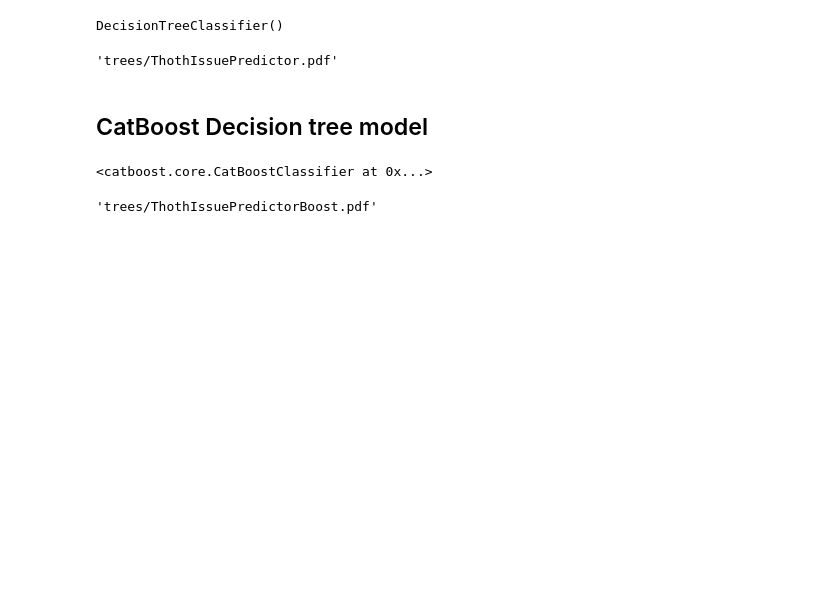
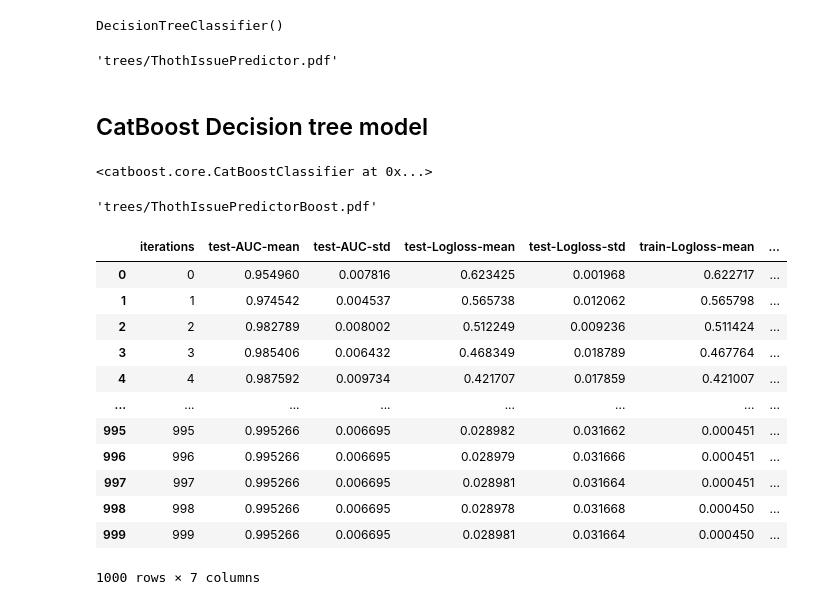
Before and after one commit to TomasJani/thoth-issue-predictor, a Jupyter notebook: thoth_issue_predictor/notebooks/ThothIssuePredictor.ipynb, the cells around one changed output. Cells and saved outputs as stored; diff of their text form; code cells hidden in the pictures; blank space fills up the shorter version.

```diff
--- a/thoth_issue_predictor/notebooks/ThothIssuePredictor.ipynb
+++ b/thoth_issue_predictor/notebooks/ThothIssuePredictor.ipynb
@@ -116,21 +116,21 @@ graph.render("trees/ThothIssuePredictor", format="pdf")
 # %% [markdown]
 ## CatBoost Decision tree model
 # %%
-issue_x_pool = Pool(issue_x, exit_codes)
-train_pool = Pool(X_train, y_train)
-test_pool = Pool(X_test, y_test)
+cat_features = [f for f in feature_names if "_index" in f]
+
+issue_pool = Pool(issue_x, exit_codes, cat_features=cat_features)
+train_pool = Pool(X_train, y_train, cat_features=cat_features)
+test_pool = Pool(X_test, y_test, cat_features=cat_features)
 # %%
-cat_features = []
-
-param = params = {
-    "iterations": 100,
+params = {
+    "iterations": 1000,
     "loss_function": "Logloss",
     "eval_metric": "AUC",
     "verbose": False,
     "max_depth": 4,
     "use_best_model": True,
 }
-model = CatBoostClassifier(**param)
+model = CatBoostClassifier(**params)
 model.fit(train_pool, eval_set=test_pool)
 # %% [output]
 <catboost.core.CatBoostClassifier at 0x...>
@@ -140,3 +140,21 @@ graph = graphviz.Source(dot_data)
 graph.render("trees/ThothIssuePredictorBoost", format="pdf")
 # %% [output]
 'trees/ThothIssuePredictorBoost.pdf'
+# %%
+scores = cv(issue_pool, params, fold_count=2)
+# %%
+scores
+# %% [output]
+|  | iterations | test-AUC-mean | test-AUC-std | test-Logloss-mean | test-Logloss-std | train-Logloss-mean | ... |
+| 0 | 0 | 0.954960 | 0.007816 | 0.623425 | 0.001968 | 0.622717 | ... |
+| 1 | 1 | 0.974542 | 0.004537 | 0.565738 | 0.012062 | 0.565798 | ... |
+| 2 | 2 | 0.982789 | 0.008002 | 0.512249 | 0.009236 | 0.511424 | ... |
+| 3 | 3 | 0.985406 | 0.006432 | 0.468349 | 0.018789 | 0.467764 | ... |
+| 4 | 4 | 0.987592 | 0.009734 | 0.421707 | 0.017859 | 0.421007 | ... |
+| ... | ... | ... | ... | ... | ... | ... | ... |
+| 995 | 995 | 0.995266 | 0.006695 | 0.028982 | 0.031662 | 0.000451 | ... |
+| 996 | 996 | 0.995266 | 0.006695 | 0.028979 | 0.031666 | 0.000451 | ... |
+| 997 | 997 | 0.995266 | 0.006695 | 0.028981 | 0.031664 | 0.000451 | ... |
+| 998 | 998 | 0.995266 | 0.006695 | 0.028978 | 0.031668 | 0.000450 | ... |
+| 999 | 999 | 0.995266 | 0.006695 | 0.028981 | 0.031664 | 0.000450 | ... |
+1000 rows × 7 columns
```
Also changed, not shown: parts of 3 cells of this notebook, 13 other files.
